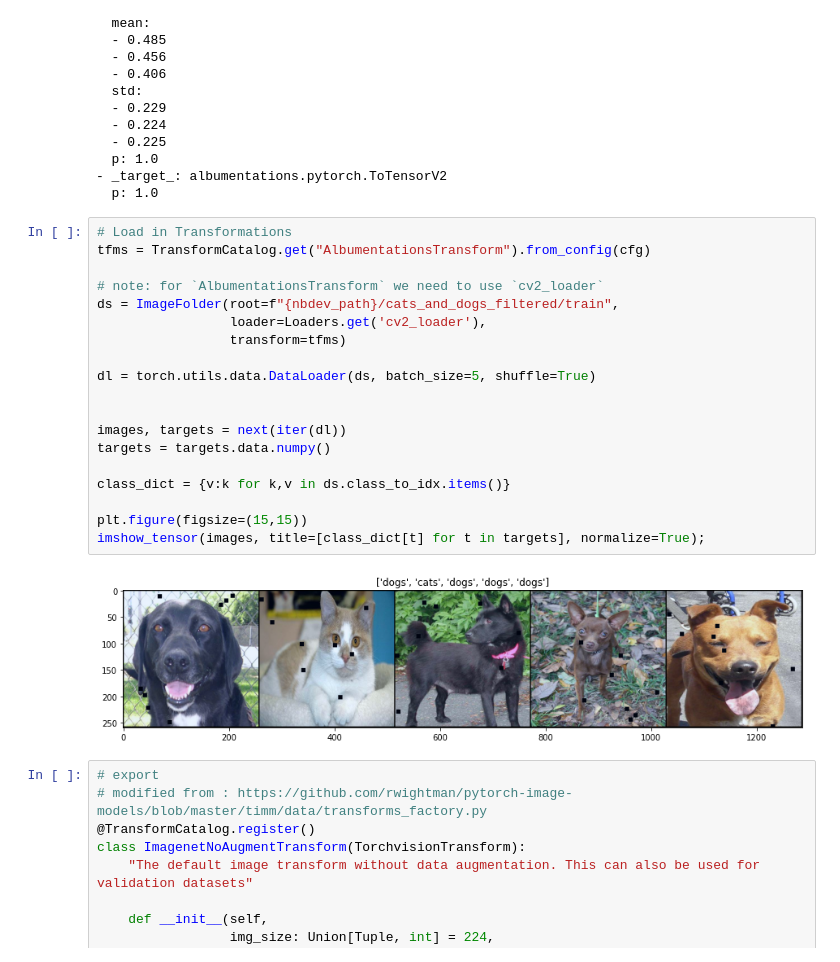
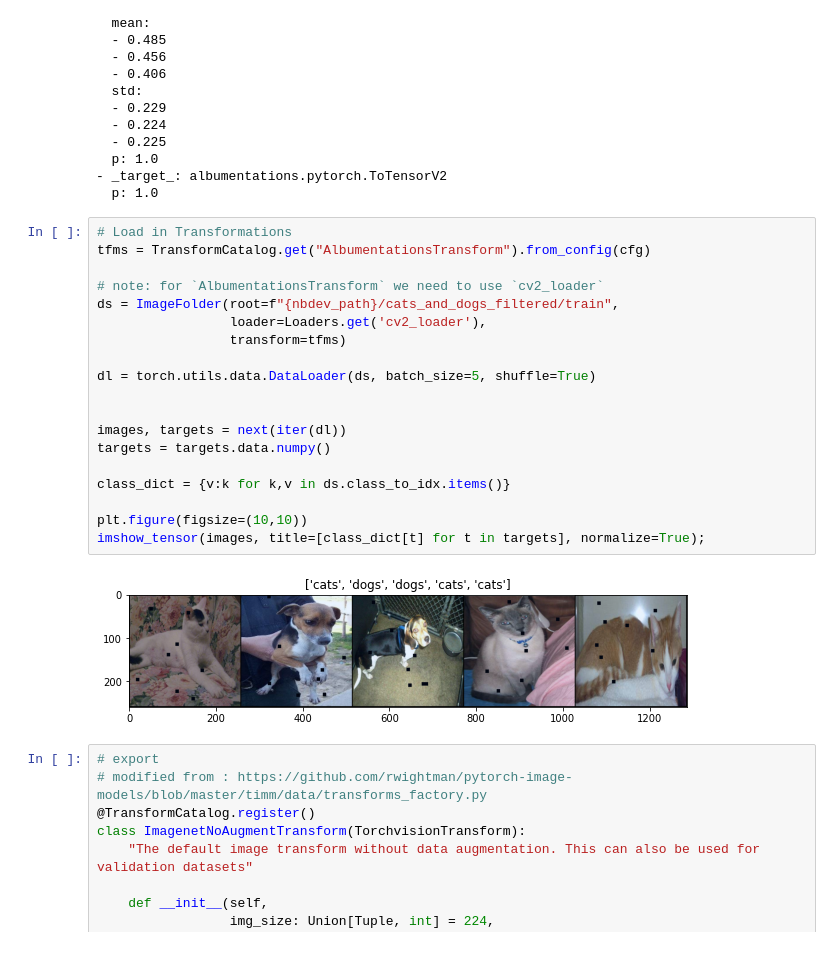
Before and after one commit to benihime91/lightning_cv, a Jupyter notebook: nbs/01a_data.transforms.ipynb, the cells around one changed output. Saved outputs shown, nothing was run; the diff lists cells and outputs as text.

```diff
--- a/nbs/01a_data.transforms.ipynb
+++ b/nbs/01a_data.transforms.ipynb
@@ -241,24 +241,24 @@ print(OmegaConf.to_yaml(cfg))
 # %%
 # Load in Transformations
 tfms = TransformCatalog.get("AlbumentationsTransform").from_config(cfg)
 
 # note: for `AlbumentationsTransform` we need to use `cv2_loader`
 ds = ImageFolder(root=f"{nbdev_path}/cats_and_dogs_filtered/train",
                  loader=Loaders.get('cv2_loader'),
                  transform=tfms)
 
 dl = torch.utils.data.DataLoader(ds, batch_size=5, shuffle=True)
 
 
 images, targets = next(iter(dl))
 targets = targets.data.numpy()
 
 class_dict = {v:k for k,v in ds.class_to_idx.items()}
 
-plt.figure(figsize=(15,15))
+plt.figure(figsize=(10,10))
 imshow_tensor(images, title=[class_dict[t] for t in targets], normalize=True);
 # %% [output]
-[figure, old version]
+[figure, new version]
 # %%
 # export
 # modified from : https://github.com/rwightman/pytorch-image-models/blob/master/timm/data/transforms_factory.py
```
Also changed, not shown: parts of 7 cells of this notebook, 1 other file.
